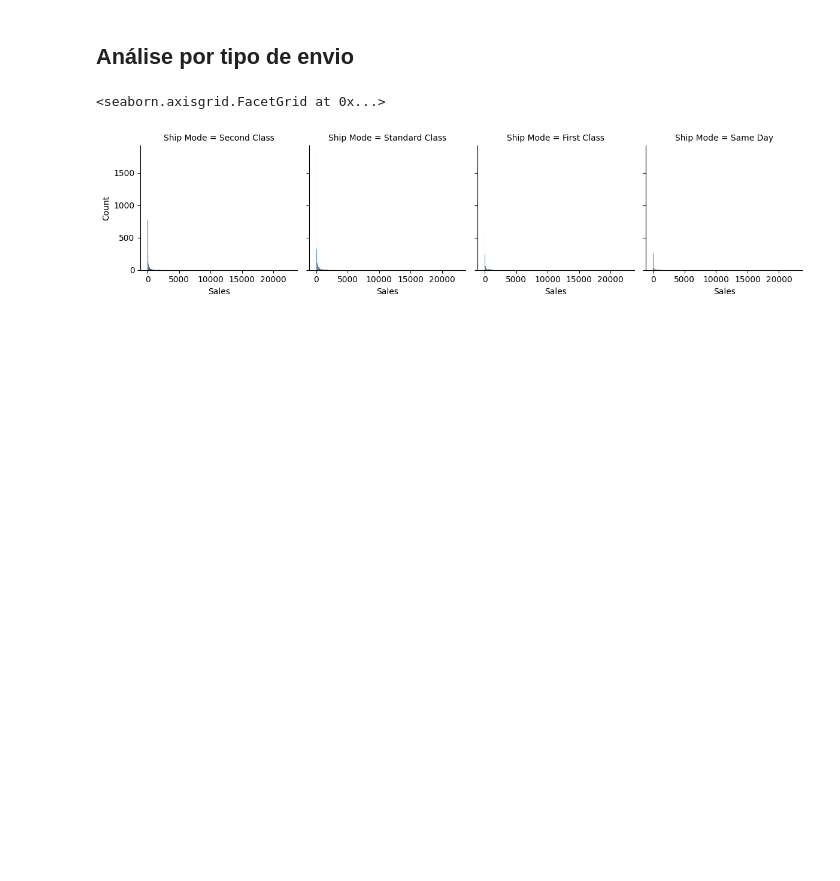
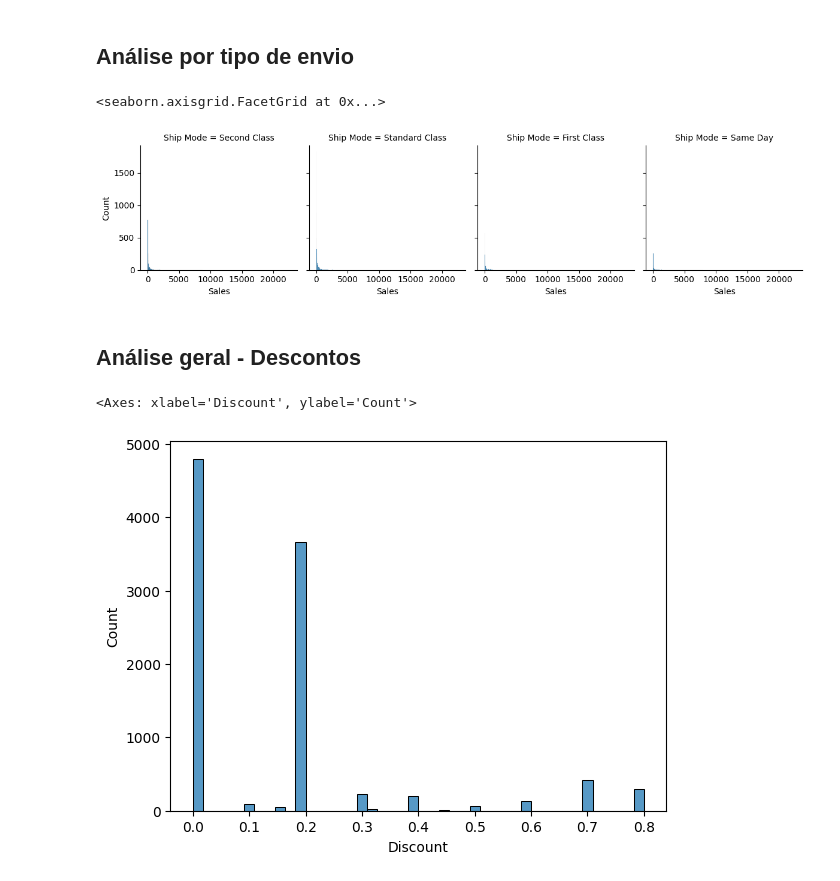
Before and after one commit to RaphaCosil/Tarefa1Estatistica, a Jupyter notebook: analysis.ipynb, the cells around one changed output. Drawn from its saved outputs; the diff is of its cells as text; code cells hidden in the pictures; blank space fills up the shorter version.

Commit message:
Analise de desconto

```diff
--- a/analysis.ipynb
+++ b/analysis.ipynb
@@ -95,3 +95,11 @@ df_preco_categotia.map_dataframe(sns.histplot, x="Sales")
 # %% [output]
 <seaborn.axisgrid.FacetGrid at 0x...>
 [figure]
+# %% [markdown]
+## Análise geral - Descontos
+# %%
+desconto_geral = sns.histplot(df_loja_base, x='Discount')
+display(desconto_geral)
+# %% [output]
+<Axes: xlabel='Discount', ylabel='Count'>
+[figure, added]
```
Also changed, not shown: parts of 12 cells of this notebook.
